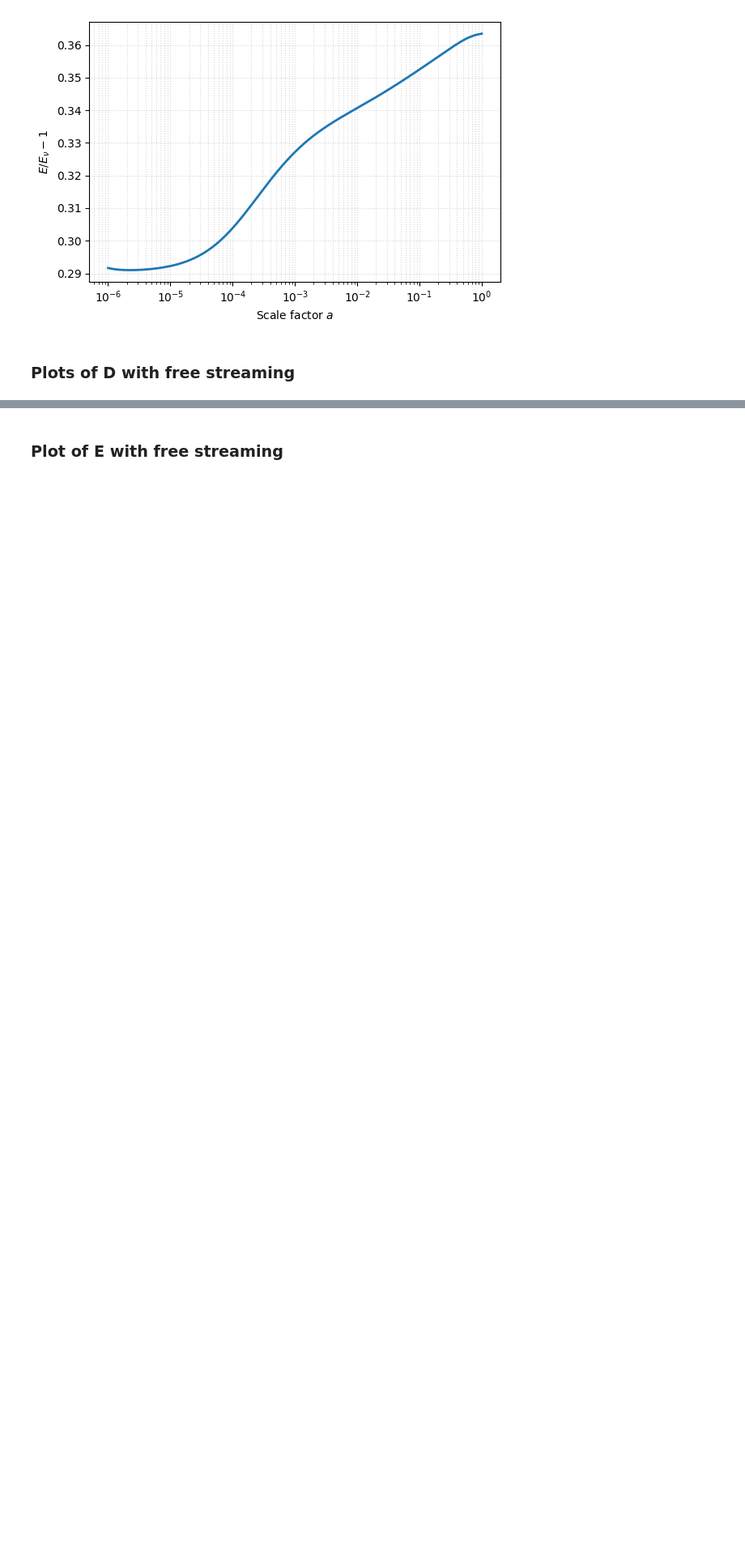
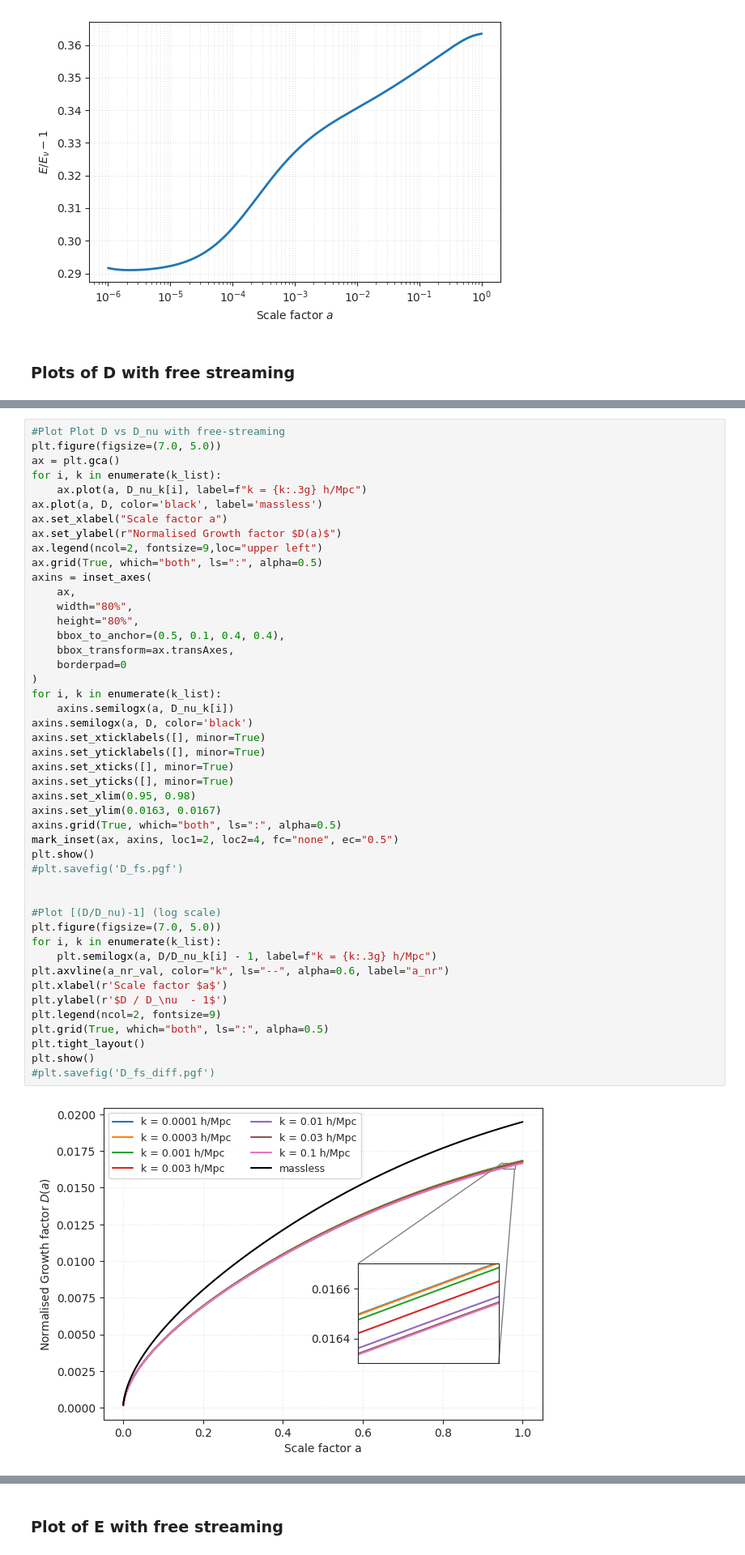
Before and after one commit to Xantyos13/DISCO-DJ, a Jupyter notebook: Test_bench_for_neutrinos_impact_on_LSS.ipynb, the cells around one changed output, grey strips where cells are left out. Shown at 81% size. Saved outputs shown, nothing was run; the diff lists cells and outputs as text; blank space fills up the shorter version.

```diff
--- a/Test_bench_for_neutrinos_impact_on_LSS.ipynb
+++ b/Test_bench_for_neutrinos_impact_on_LSS.ipynb
@@ -761,0 +683,48 @@ plt.show()
+# %%
+#Plot Plot D vs D_nu with free-streaming
+plt.figure(figsize=(7.0, 5.0))
+ax = plt.gca()
+for i, k in enumerate(k_list):
+    ax.plot(a, D_nu_k[i], label=f"k = {k:.3g} h/Mpc")
+ax.plot(a, D, color='black', label='massless')
+ax.set_xlabel("Scale factor a")
+ax.set_ylabel(r"Normalised Growth factor $D(a)$")
+ax.legend(ncol=2, fontsize=9,loc="upper left")
+ax.grid(True, which="both", ls=":", alpha=0.5)
+axins = inset_axes(
+    ax,
+    width="80%",
+    height="80%",
+    bbox_to_anchor=(0.5, 0.1, 0.4, 0.4),
+    bbox_transform=ax.transAxes,
+    borderpad=0
+)
+for i, k in enumerate(k_list):
+    axins.semilogx(a, D_nu_k[i])
+axins.semilogx(a, D, color='black')
+axins.set_xticklabels([], minor=True)
+axins.set_yticklabels([], minor=True)
+axins.set_xticks([], minor=True)
+axins.set_yticks([], minor=True)
+axins.set_xlim(0.95, 0.98)
+axins.set_ylim(0.0163, 0.0167)
+axins.grid(True, which="both", ls=":", alpha=0.5)
+mark_inset(ax, axins, loc1=2, loc2=4, fc="none", ec="0.5")
+plt.show()
+#plt.savefig('D_fs.pgf')
+
+
+#Plot [(D/D_nu)-1] (log scale)
+plt.figure(figsize=(7.0, 5.0))
+for i, k in enumerate(k_list):
+    plt.semilogx(a, D/D_nu_k[i] - 1, label=f"k = {k:.3g} h/Mpc")
+plt.axvline(a_nr_val, color="k", ls="--", alpha=0.6, label="a_nr")
+plt.xlabel(r'Scale factor $a$')
+plt.ylabel(r'$D / D_\nu  - 1$')
+plt.legend(ncol=2, fontsize=9)
+plt.grid(True, which="both", ls=":", alpha=0.5)
+plt.tight_layout()
+plt.show()
+#plt.savefig('D_fs_diff.pgf')
+# %% [output]
+[figure, added]
```
Also changed, not shown: parts of 14 cells of this notebook, 8 other files.
